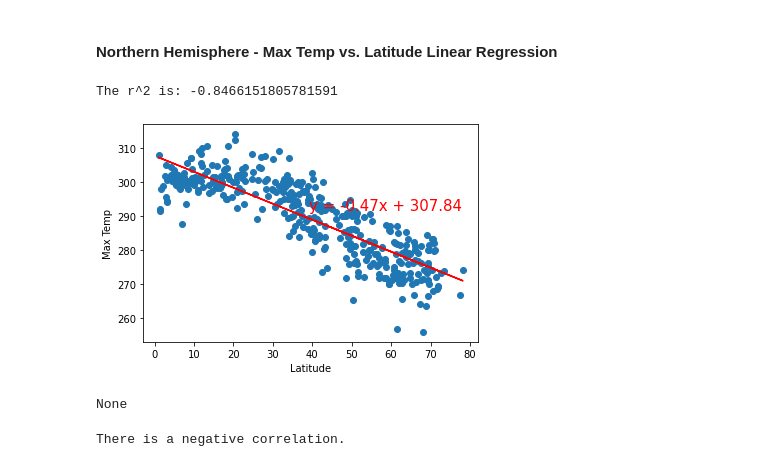
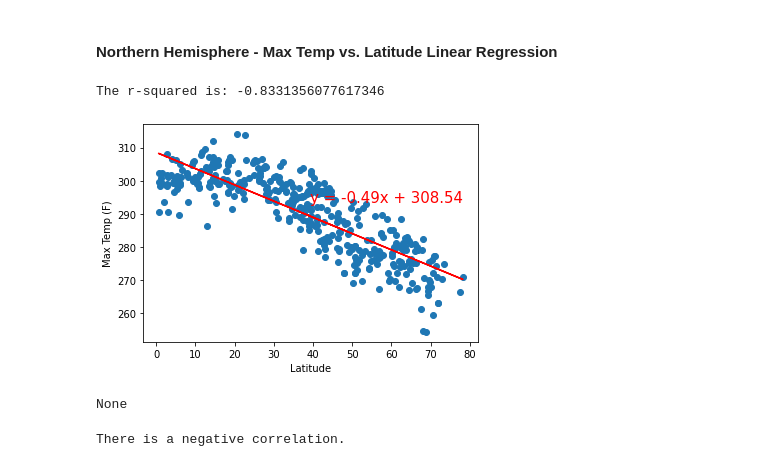
Before and after one commit to margoterudy/python-api-challenge, a Jupyter notebook: WeatherPy.ipynb, the cells around one changed output. Drawn from its saved outputs; the diff is of its cells as text; code cells hidden in the pictures.

```diff
--- a/WeatherPy.ipynb
+++ b/WeatherPy.ipynb
@@ -310,5 +289,5 @@ def linear_regression(x_values,y_values):
 ####  Northern Hemisphere - Max Temp vs. Latitude Linear Regression
 # %%
 # Create Northern and Southern Hemisphere DataFrames
-Northern_hemisphere = weather_df.loc[weather_df["Lat"]>0]
-Southern_hemisphere = weather_df.loc[weather_df["Lat"]<0]
+Northern_hemisphere = weather_df.loc[weather_df["Lat"] >= 0]
+Southern_hemisphere = weather_df.loc[weather_df["Lat"] < 0]
@@ -315,15 +314,14 @@ Southern_hemisphere = weather_df.loc[weather_df["Lat"]<0]
 # %%
 #Define X and Y
 x_values = Northern_hemisphere["Lat"]
 y_values = Northern_hemisphere["Max Temp"]
 
-
 #Label and diplay
-plt.ylabel("Max Temp")
+plt.ylabel("Max Temp (F)")
 print(linear_regression(x_values,y_values))
 # %% [output]
-The r^2 is: -0.8466151805781591
+The r-squared is: -0.8331356077617346
-[figure, old version]
+[figure, new version]
 None
 # %%
 #Print Correlation
```
Also changed, not shown: parts of 18 cells of this notebook, 6 other files.
